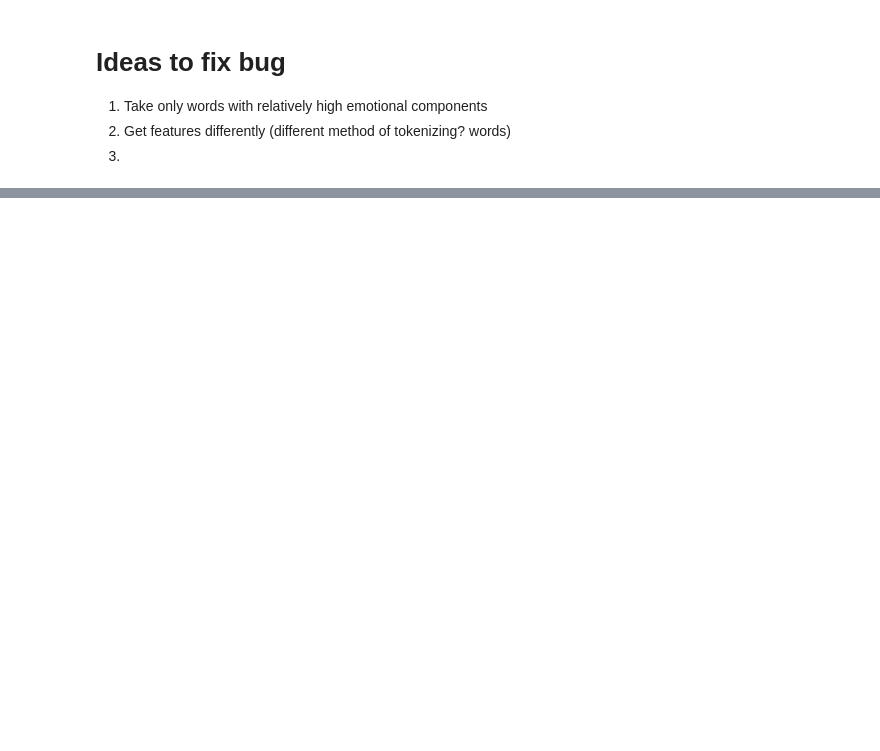
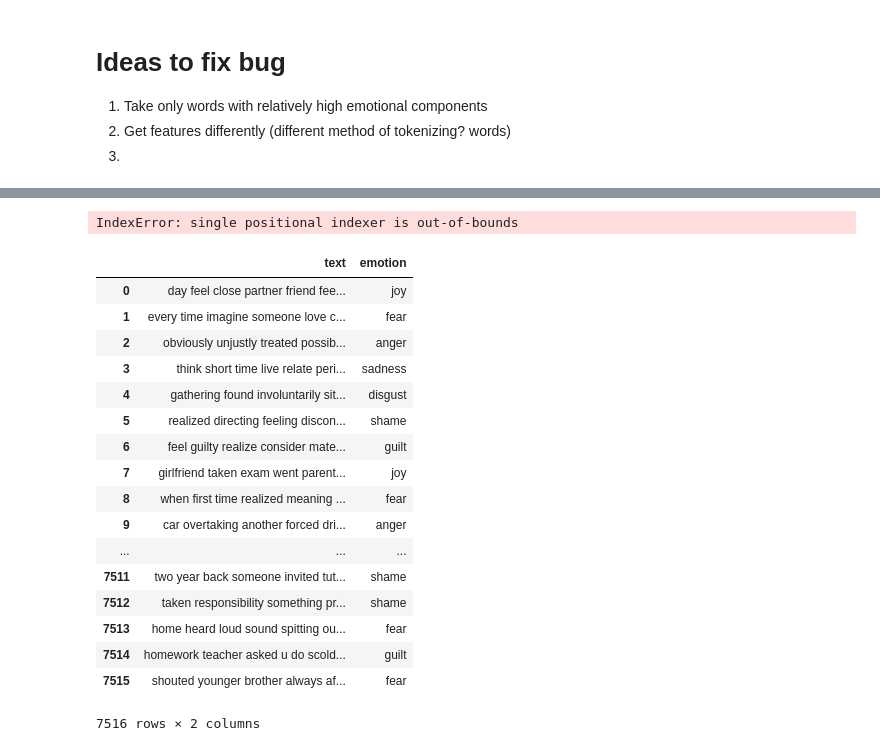
Before and after one commit to cidetraq/nlp_emotions, a Jupyter notebook: Amazon Review Emotions.ipynb, the cells around one changed output, grey strips where cells are left out. Drawn from its saved outputs; the diff is of its cells as text; code cells hidden in the pictures; blank space fills up the shorter version.

```diff
--- a/Amazon Review Emotions.ipynb
+++ b/Amazon Review Emotions.ipynb
@@ -387,0 +547,3 @@ positive_features
+# %%
+isear[0][isear[0]=='guit']='guilt'
+isear[0].value_counts()
@@ -387,0 +568,16 @@ positive_features
+# %%
+negative = ['not', 'neither', 'nor', 'but', 'however', 'although', 'nonetheless', 'despite', 'except',
+                         'even though', 'yet']
+stop = set(stopwords.words('english'))
+exclude = set(string.punctuation)
+# %%
+def clean(doc):
+    lemma=WordNetLemmatizer()
+    stop_free = " ".join([i for i in doc.lower().split() if i not in stop if i not in negative])
+    punc_free = "".join([ch for ch in stop_free if ch not in exclude])
+    normalized = " ".join([lemma.lemmatize(word) for word in punc_free.split()])
+    return normalized
+# %%
+text=[]
+for index, row in isear.iterrows():
+    text.append(clean(row[1]))
@@ -387,0 +879,29 @@ positive_features
+# %%
+nandi_obj=emotion_classify()
+# %% [output]
+IndexError: single positional indexer is out-of-bounds
+# %%
+text_series=pd.Series(text)
+full_df=pd.DataFrame()
+full_df['text']=text_series
+full_df['emotion']=isear[0]
+full_df
+# %% [output]
+|  | text | emotion |
+| 0 | day feel close partner friend fee... | joy |
+| 1 | every time imagine someone love c... | fear |
+| 2 | obviously unjustly treated possib... | anger |
+| 3 | think short time live relate peri... | sadness |
+| 4 | gathering found involuntarily sit... | disgust |
+| 5 | realized directing feeling discon... | shame |
+| 6 | feel guilty realize consider mate... | guilt |
+| 7 | girlfriend taken exam went parent... | joy |
+| 8 | when first time realized meaning ... | fear |
+| 9 | car overtaking another forced dri... | anger |
+| ... | ... | ... |
+| 7511 | two year back someone invited tut... | shame |
+| 7512 | taken responsibility something pr... | shame |
+| 7513 | home heard loud sound spitting ou... | fear |
+| 7514 | homework teacher asked u do scold... | guilt |
+| 7515 | shouted younger brother always af... | fear |
+7516 rows × 2 columns
```
Also changed, not shown: parts of 96 cells of this notebook, 16 other files.
